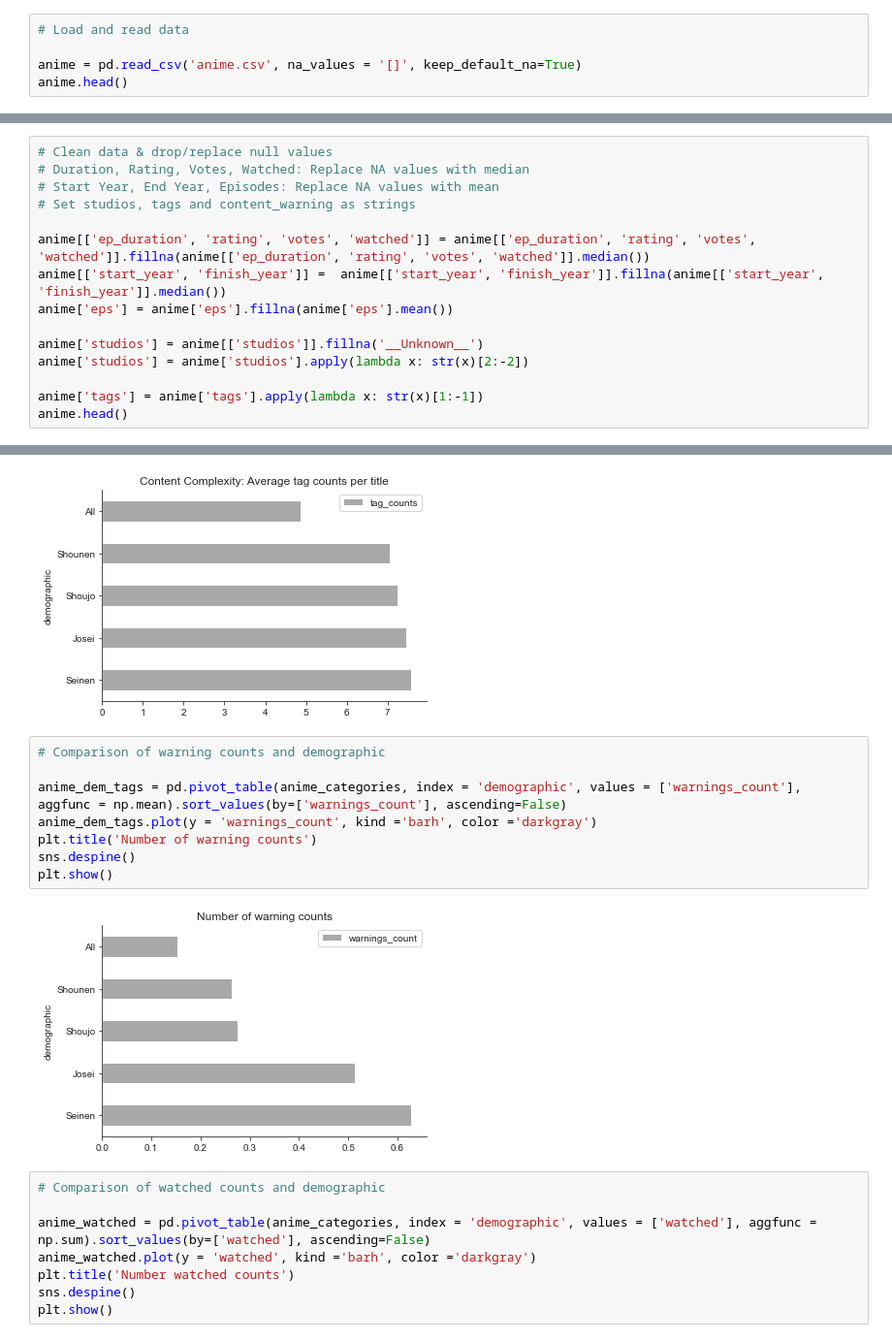
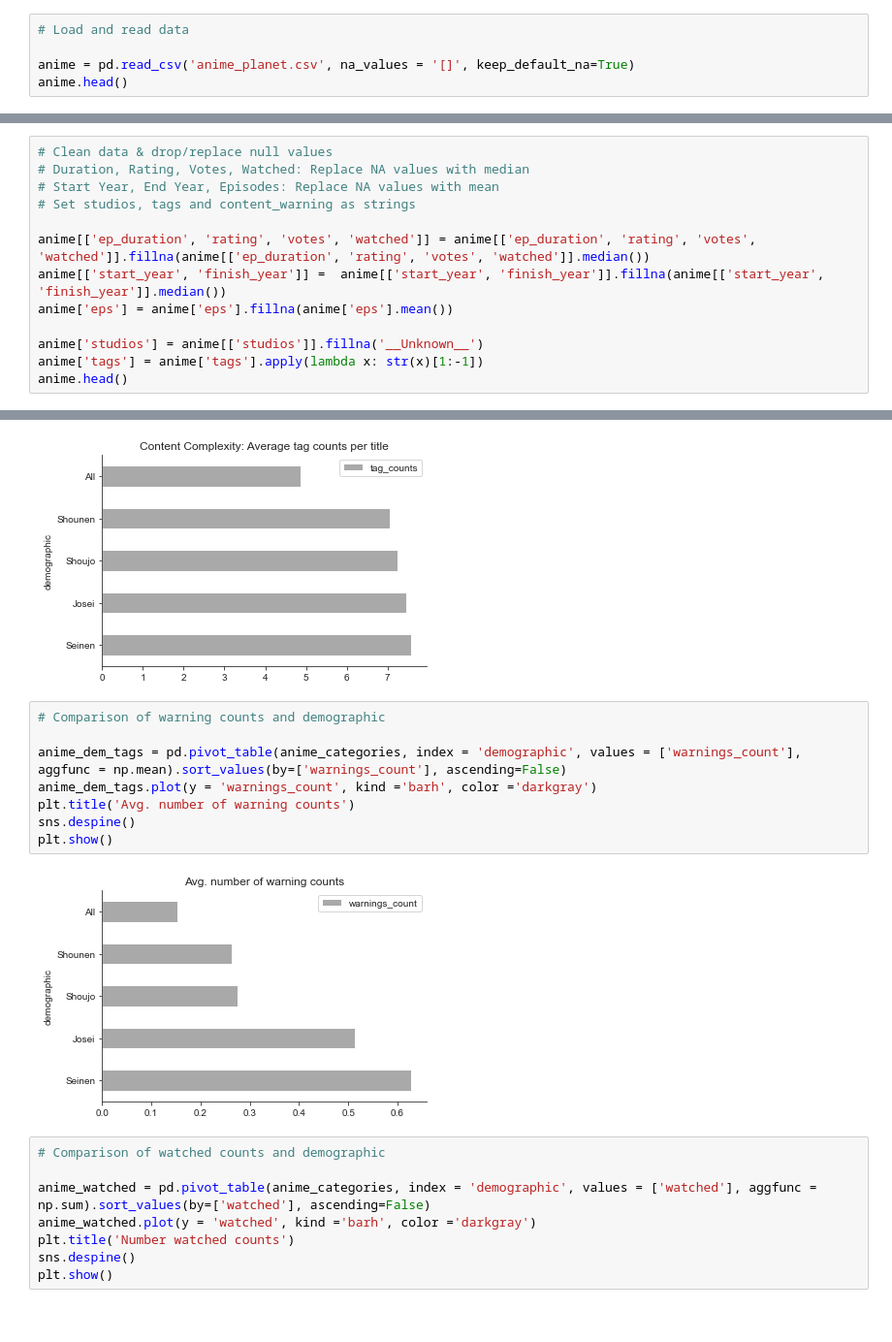
Before and after one commit to joelgnhz/anime, a Jupyter notebook: Anime Classification.ipynb, the cells around one changed output, grey strips where cells are left out. Shown at 97% size. Drawn from its saved outputs; the diff is of its cells as text.

```diff
--- a/Anime Classification.ipynb
+++ b/Anime Classification.ipynb
@@ -37,7 +37,7 @@ from itertools import cycle
 # %%
 # Load and read data
 
-anime = pd.read_csv('anime.csv', na_values = '[]', keep_default_na=True)
+anime = pd.read_csv('anime_planet.csv', na_values = '[]', keep_default_na=True)
 anime.head()
 # %% [output]
 |  | title | mediaType | eps | duration | ongoing | startYr | finishYr | sznOfRelease | description | studios | ... |
@@ -125,8 +125,6 @@ anime[['start_year', 'finish_year']] =  anime[['start_year', 'finish_year']].fil
 anime['eps'] = anime['eps'].fillna(anime['eps'].mean())
 
 anime['studios'] = anime[['studios']].fillna('__Unknown__')
-anime['studios'] = anime['studios'].apply(lambda x: str(x)[2:-2])
-
 anime['tags'] = anime['tags'].apply(lambda x: str(x)[1:-1])
 anime.head()
 # %% [output]
@@ -372,13 +370,13 @@ plt.show()
 # %%
 # Comparison of warning counts and demographic
 
 anime_dem_tags = pd.pivot_table(anime_categories, index = 'demographic', values = ['warnings_count'], aggfunc = np.mean).sort_values(by=['warnings_count'], ascending=False)
 anime_dem_tags.plot(y = 'warnings_count', kind ='barh', color ='darkgray')
-plt.title('Number of warning counts')
+plt.title('Avg. number of warning counts')
 sns.despine()
 plt.show()
 # %% [output]
-[figure, old version]
+[figure, new version]
 # %%
 # Comparison of watched counts and demographic
 
```
Also changed, not shown: parts of 36 cells of this notebook.
